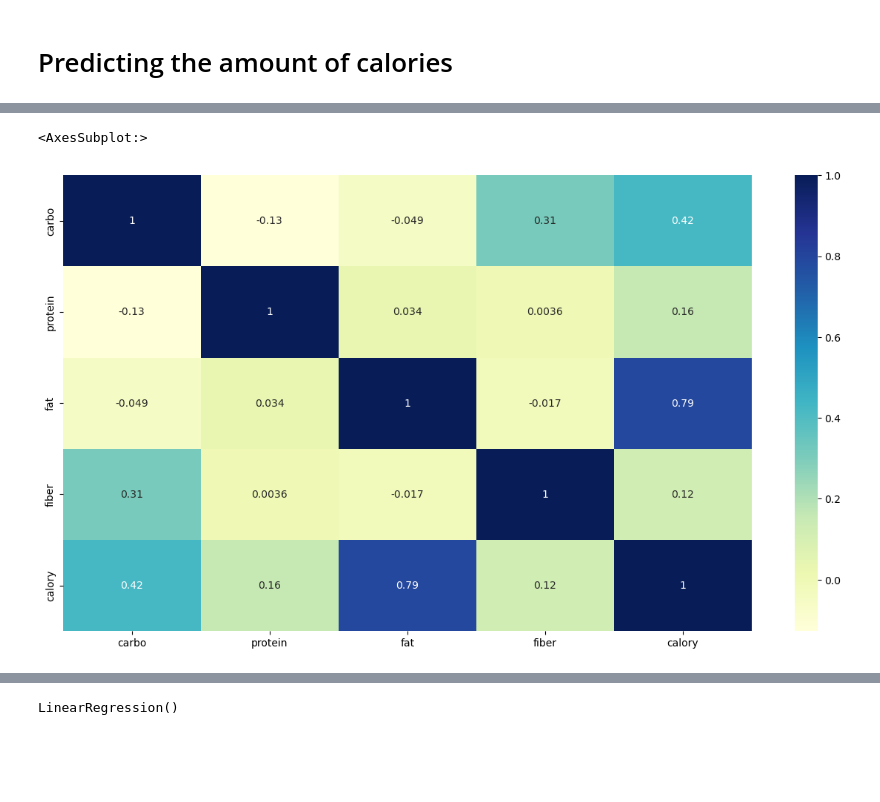
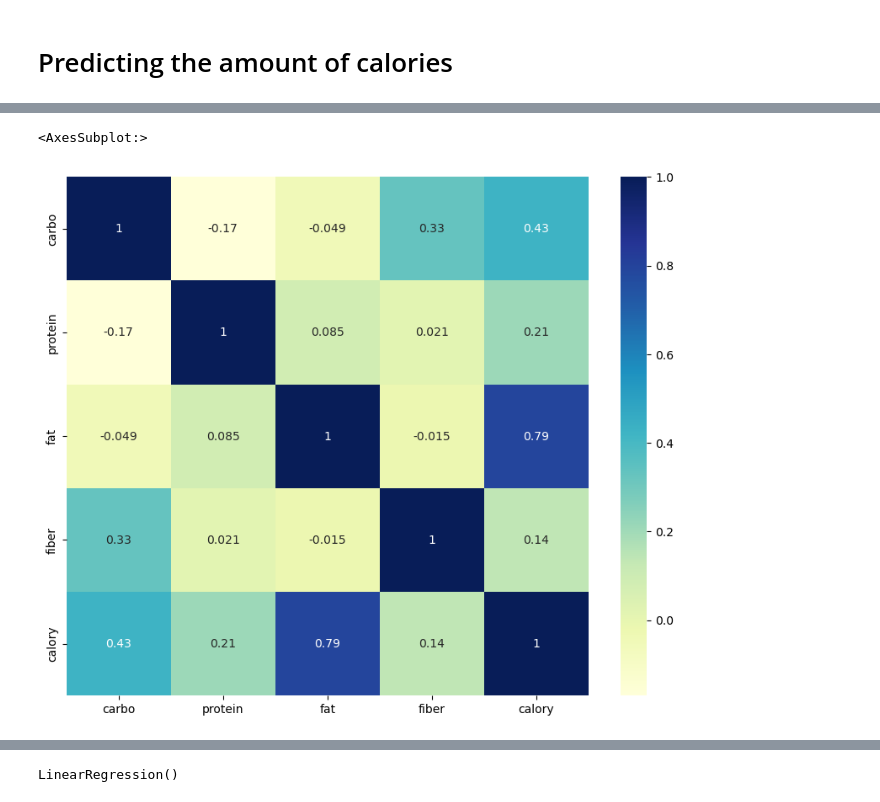
Before and after one commit to saeidEmadi/scrapeForMankan, a Jupyter notebook: MankanResults.ipynb, the cells around one changed output, grey strips where cells are left out. Cells and saved outputs as stored; diff of their text form; code cells hidden in the pictures; blank space fills up the shorter version.

Commit message:
show metrics | new plots

```diff
--- a/MankanResults.ipynb
+++ b/MankanResults.ipynb
@@ -119,3 +121,7 @@ data.head(10)
+# %%
+data.drop(data[(data['protein'] == max(data['protein']))].index, inplace = True)
+# %%
+data.drop(data[(data['fiber'] == max(data['fiber']))].index, inplace = True)
 # %%
 # drop other columns and split x vars and y (ax+b = y)
 x_calory = data.drop(['name','calory','activity1','activity2','activity3','activity4'],axis = 1)
@@ -130,8 +136,8 @@ import seaborn as sns
 import matplotlib.pyplot as plt
 # %%
 # set figure size and show heatmap of data corrolation
-plt.figure(figsize = (15,8))
+plt.figure(figsize = (10,8))
 sns.heatmap(x_calory.corr(), annot = True, cmap = "YlGnBu")
 # %% [output]
 <AxesSubplot:>
-[figure, old version]
+[figure, new version]
```
Also changed, not shown: parts of 17 cells of this notebook.
